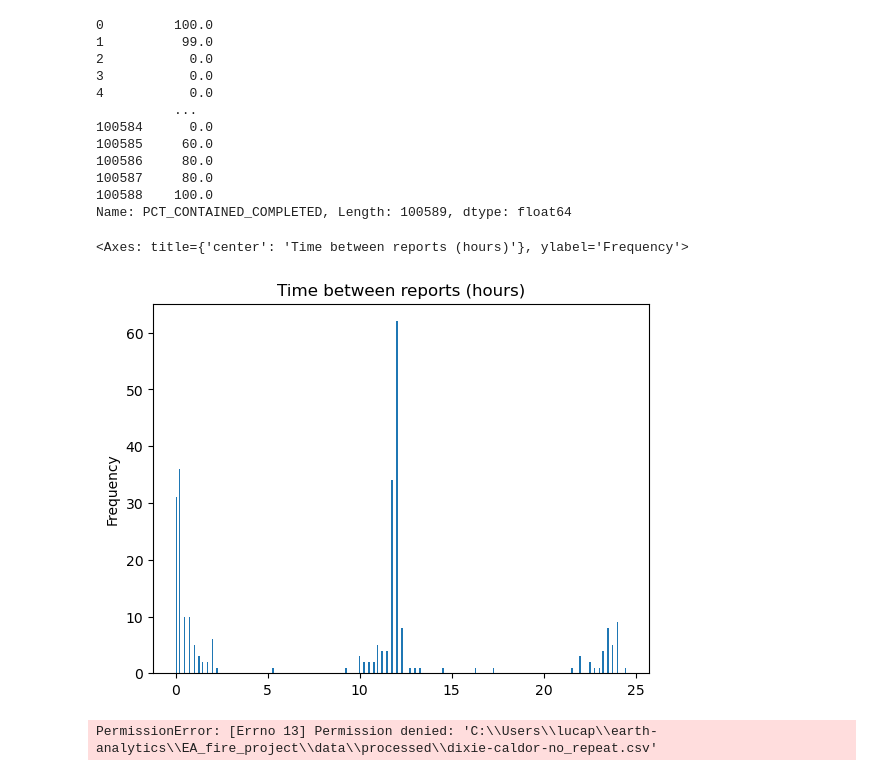
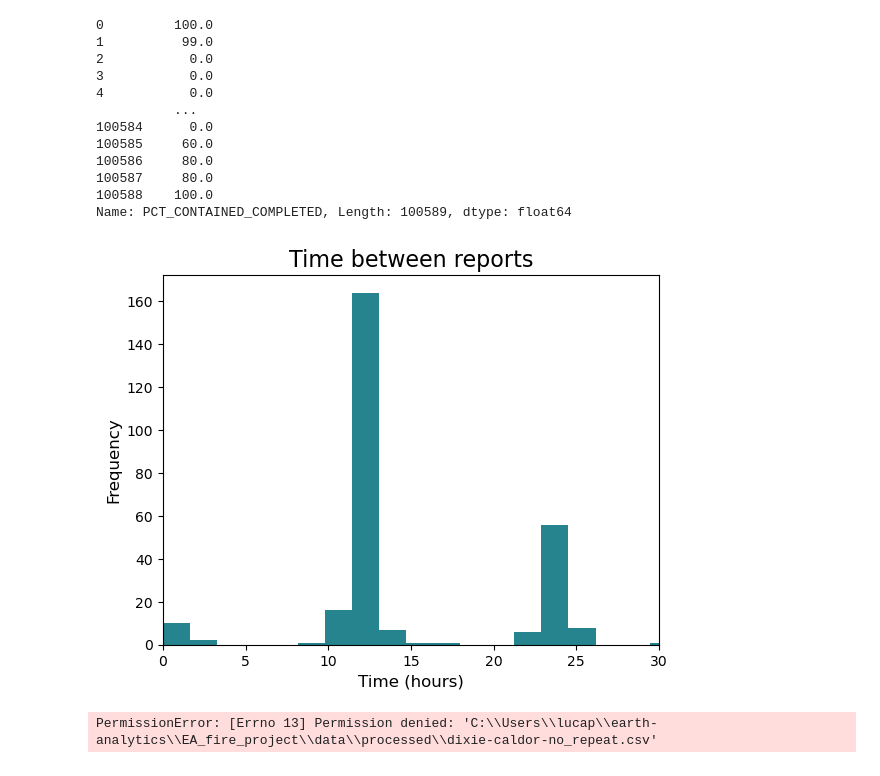
Before and after one commit to lucap1211/EA_fire_project, a Jupyter notebook: dixie-caldor-clean-and-rework-current-threat.ipynb, the cells around one changed output. Saved outputs shown, nothing was run; the diff lists cells and outputs as text; code cells hidden in the pictures.

```diff
--- a/dixie-caldor-clean-and-rework-current-threat.ipynb
+++ b/dixie-caldor-clean-and-rework-current-threat.ipynb
@@ -88,11 +83,41 @@ df_norepeat['last_reported'] = df_norepeat['REPORT_TO_DATE'].diff().dt.total_sec
-# %%
-# time between reports in general
-# could also be interesteing time between new 12 hours threats
-# 12 hours threat has the least uncertainty? 12 hour lead time?
-df_norepeat['last_reported'].plot(kind='hist', bins= len(df_norepeat), title='Time between reports (hours)')
-# %% [output]
-<Axes: title={'center': 'Time between reports (hours)'}, ylabel='Frequency'>
-[figure, removed]
+# %%
+import matplotlib.pyplot as plt
+import matplotlib.cm as cm
+
+# Ensure the data is numeric (this step may vary depending on your data)
+df_norepeat['last_reported_test'] = (
+	df_norepeat.groupby(
+		'INCIDENT_ID')['REPORT_TO_DATE']
+		.diff().dt.total_seconds() / 3600
+)
+
+# Choose a color from the Viridis colormap
+viridis_color = cm.viridis(0.45)
+
+# Plot the histogram
+ax = df_norepeat['last_reported_test'].plot(
+	kind='hist',
+	# bins=len(df_norepeat),
+	bins=24,
+	title='Time between reports (hours)',
+	color=viridis_color
+)
+
+# Set the x-axis limit
+plt.xlim(0, 30)
+
+# Customize the font size
+ax.set_title('Time between reports', fontsize=16)
+ax.set_xlabel('Time (hours)', fontsize=12)
+ax.set_ylabel('Frequency', fontsize=12)
+
+# Save the plot
+plt.savefig('reporting_time_hist.png', format='png', dpi=300)  # Save as PNG with 300 dpi
+
+# Show the plot
+plt.show()
+# %% [output]
+[figure, added]
 # %%
 df_norepeat.to_csv(os.path.join(tmp_dir,'dixie-caldor-no_repeat.csv'),index=False)
 # %% [output]
```
Also changed, not shown: parts of 12 cells of this notebook, 4 other files.
